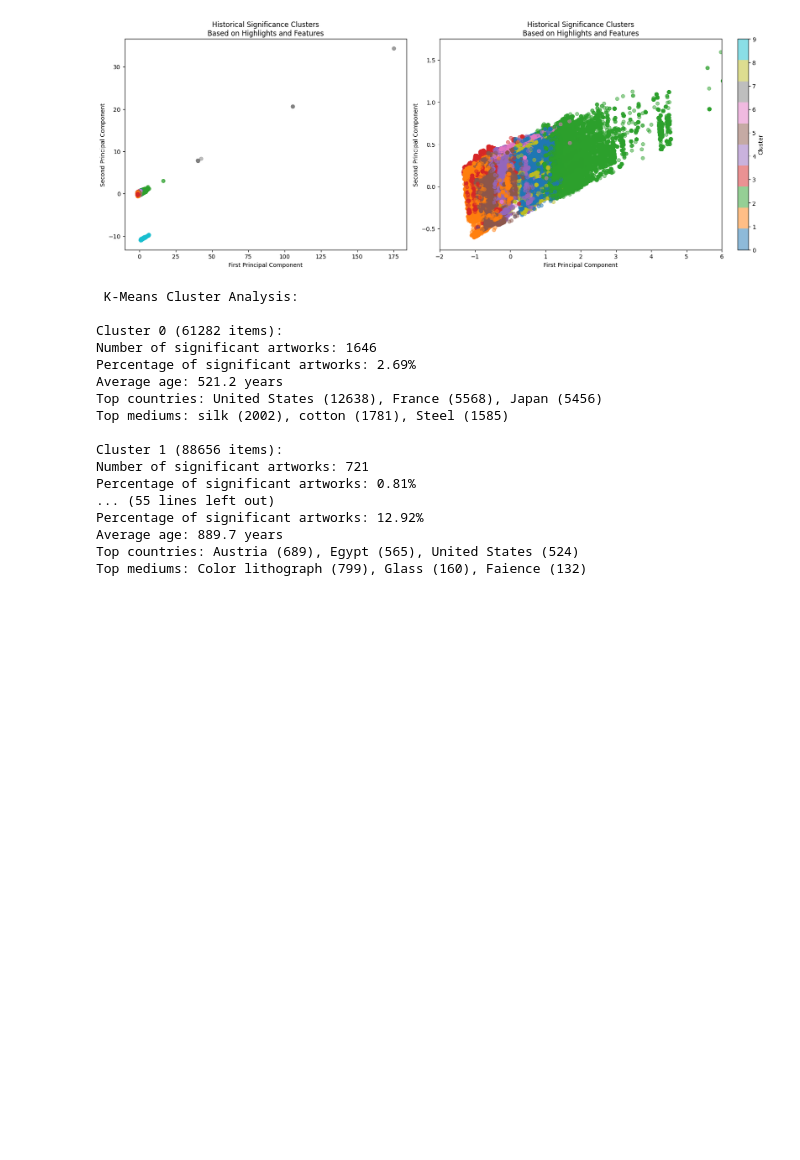
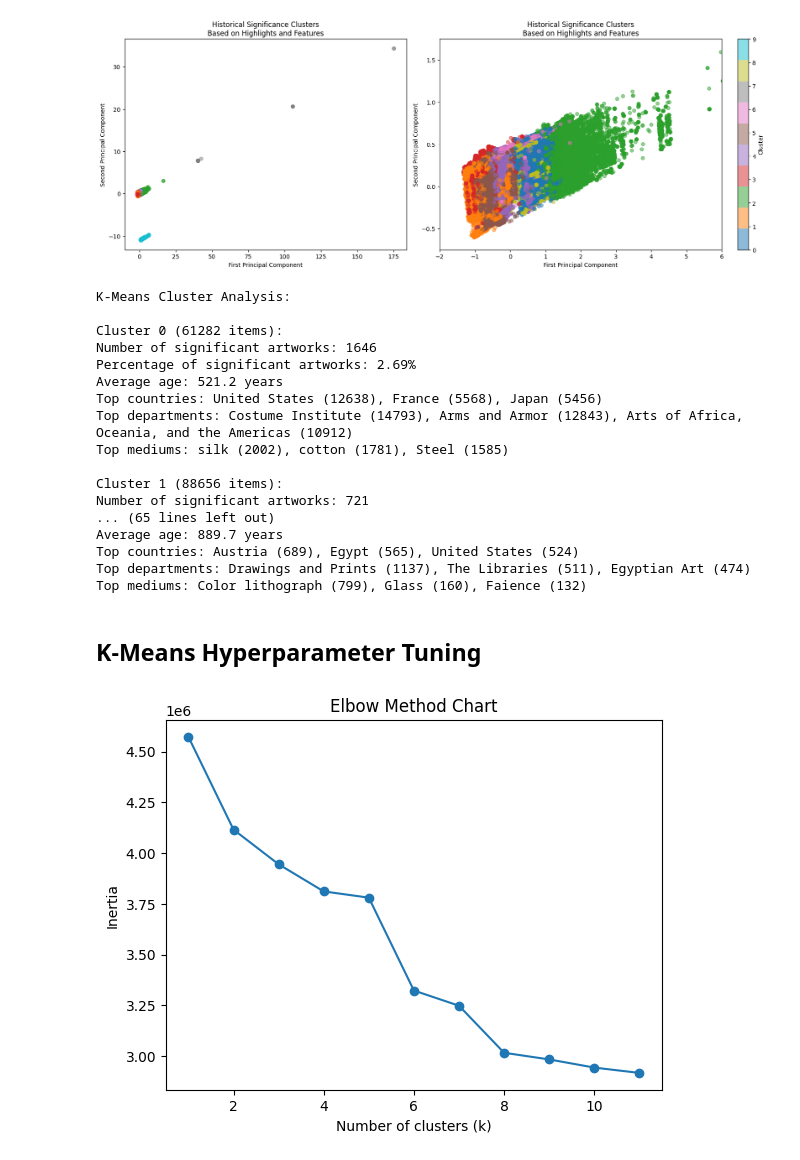
Before and after one commit to mollykstark/SIADS-Milestone-II, a Jupyter notebook: src/notebooks/unsupervised.ipynb, the cells around one changed output. Drawn from its saved outputs; the diff is of its cells as text; code cells hidden in the pictures; blank space fills up the shorter version.

```diff
--- a/src/notebooks/unsupervised.ipynb
+++ b/src/notebooks/unsupervised.ipynb
@@ -197,7 +189,7 @@ plt.show()
 [figure]
 # %%
 df['significance_cluster_kmeans'] = kmeans
-print("\n K-Means Cluster Analysis:")
+print("K-Means Cluster Analysis:")
 for cluster in range(n_clusters):
     cluster_items = df[df['significance_cluster_kmeans'] == cluster]
     print(f"\nCluster {cluster} ({len(cluster_items)} items):")
@@ -207,25 +199,45 @@ for cluster in range(n_clusters):
     print(f"Average age: {cluster_items['age'].mean():.1f} years")
     countries = cluster_items['country_mapped'].value_counts().head(3)
     print("Top countries:", ', '.join([f"{c} ({n})" for c, n in countries.items() if pd.notna(c)]))
-    # cultures = cluster_items['culture'].value_counts().head(3)
-    # print("Top cultures:", ', '.join([f"{c} ({n})" for c, n in cultures.items() if pd.notna(c)]))
+    departments = cluster_items['department'].value_counts().head(3)
+    print("Top departments:", ', '.join([f"{c} ({n})" for c, n in departments.items() if pd.notna(c)]))
     mediums = cluster_items['medium'].value_counts().head(3)
     print("Top mediums:", ', '.join([f"{c} ({n})" for c, n in mediums.items() if pd.notna(c)]))
 # %% [output]
- K-Means Cluster Analysis:
+K-Means Cluster Analysis:
 
 Cluster 0 (61282 items):
 Number of significant artworks: 1646
 Percentage of significant artworks: 2.69%
 Average age: 521.2 years
 Top countries: United States (12638), France (5568), Japan (5456)
+Top departments: Costume Institute (14793), Arms and Armor (12843), Arts of Africa, Oceania, and the Americas (10912)
 Top mediums: silk (2002), cotton (1781), Steel (1585)
 
 Cluster 1 (88656 items):
 Number of significant artworks: 721
-Percentage of significant artworks: 0.81%
-... (55 lines left out)
-Percentage of significant artworks: 12.92%
+... (65 lines left out)
 Average age: 889.7 years
 Top countries: Austria (689), Egypt (565), United States (524)
+Top departments: Drawings and Prints (1137), The Libraries (511), Egyptian Art (474)
 Top mediums: Color lithograph (799), Glass (160), Faience (132)
+# %% [markdown]
+## K-Means Hyperparameter Tuning
+# %%
+from sklearn.cluster import KMeans
+import matplotlib.pyplot as plt
+
+inertias = []
+k_range = range(1, 12)
+
+for k in k_range:
+    kmeans = KMeans(n_clusters=k, random_state=42).fit(X)
+    inertias.append(kmeans.inertia_)
+
+plt.plot(k_range, inertias, marker='o')
+plt.xlabel('Number of clusters (k)')
+plt.ylabel('Inertia')
+plt.title('Elbow Method Chart')
+plt.show()
+# %% [output]
+[figure, added]
```
Also changed, not shown: parts of 33 cells of this notebook.
